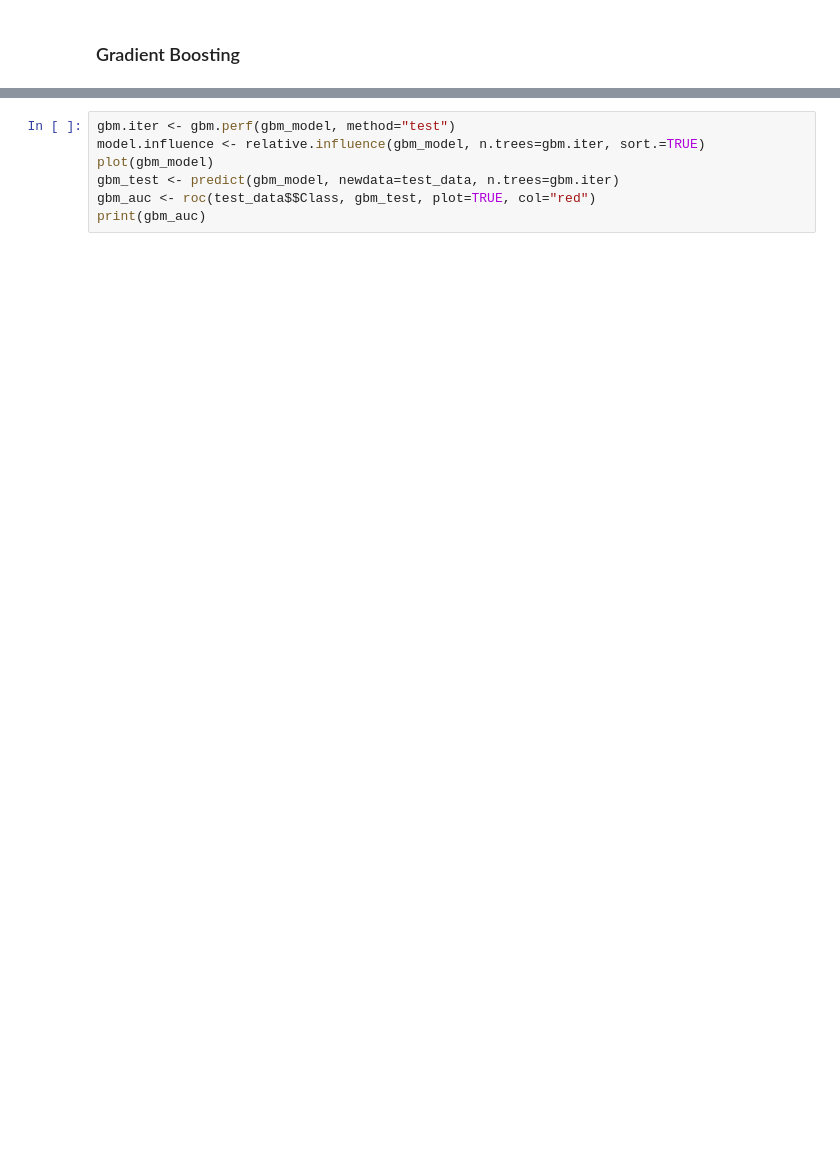
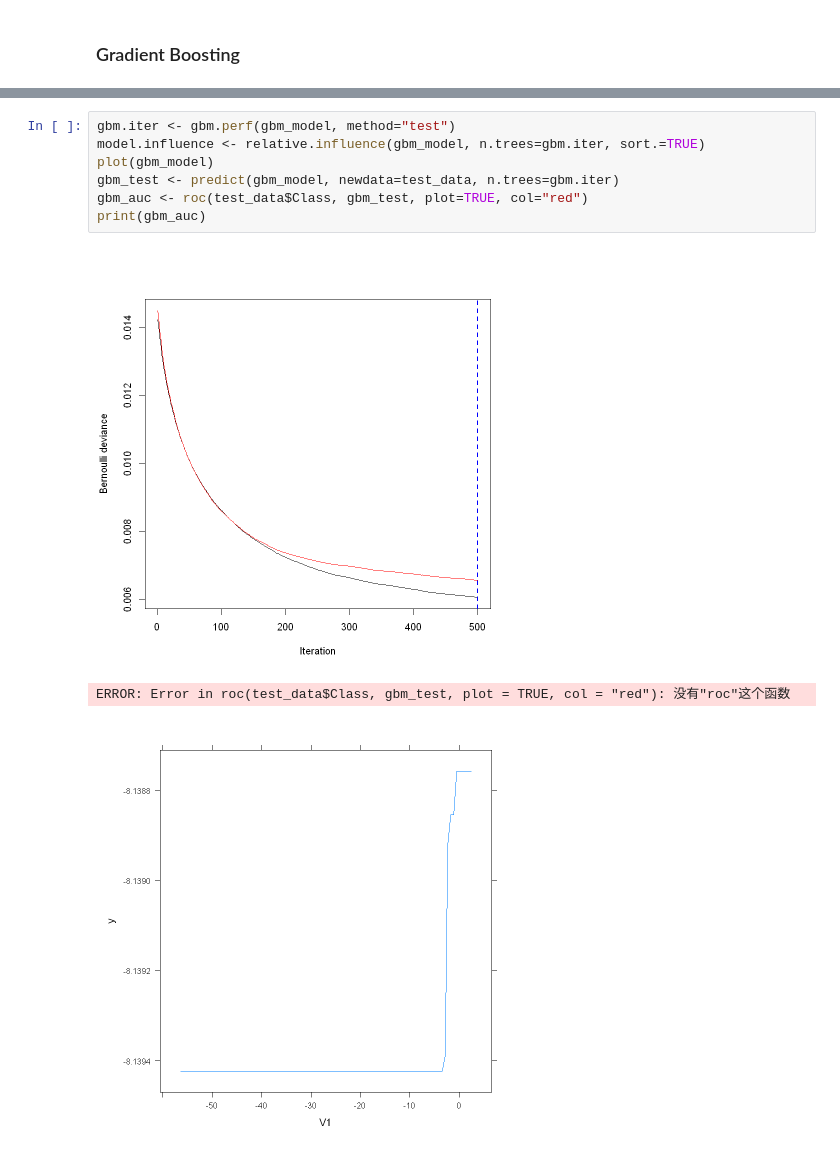
Before and after one commit to gli81/kaggle, a Jupyter notebook: Credit-Card-Fraud-Detection/creditCardR.ipynb, the cells around one changed output, grey strips where cells are left out. Cells and saved outputs as stored; diff of their text form; blank space fills up the shorter version.

```diff
--- a/Credit-Card-Fraud-Detection/creditCardR.ipynb
+++ b/Credit-Card-Fraud-Detection/creditCardR.ipynb
@@ -172,7 +192,11 @@ system.time(
 # %%
 gbm.iter <- gbm.perf(gbm_model, method="test")
 model.influence <- relative.influence(gbm_model, n.trees=gbm.iter, sort.=TRUE)
 plot(gbm_model)
 gbm_test <- predict(gbm_model, newdata=test_data, n.trees=gbm.iter)
-gbm_auc <- roc(test_data$$Class, gbm_test, plot=TRUE, col="red")
+gbm_auc <- roc(test_data$Class, gbm_test, plot=TRUE, col="red")
 print(gbm_auc)
+# %% [output]
+[figure, added]
+ERROR: Error in roc(test_data$Class, gbm_test, plot = TRUE, col = "red"): 没有"roc"这个函数
+[figure, added]
```
Also changed, not shown: parts of 6 cells of this notebook, 1 other file.
